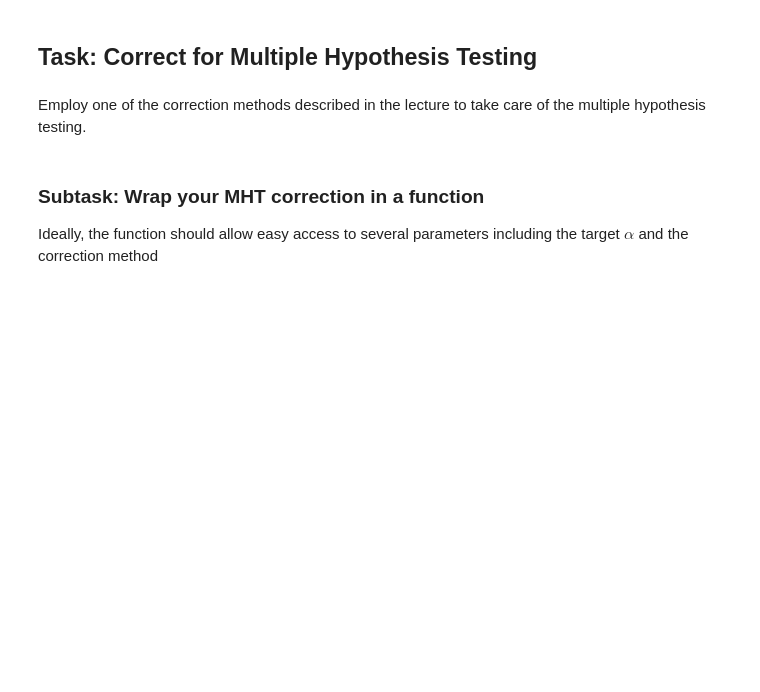
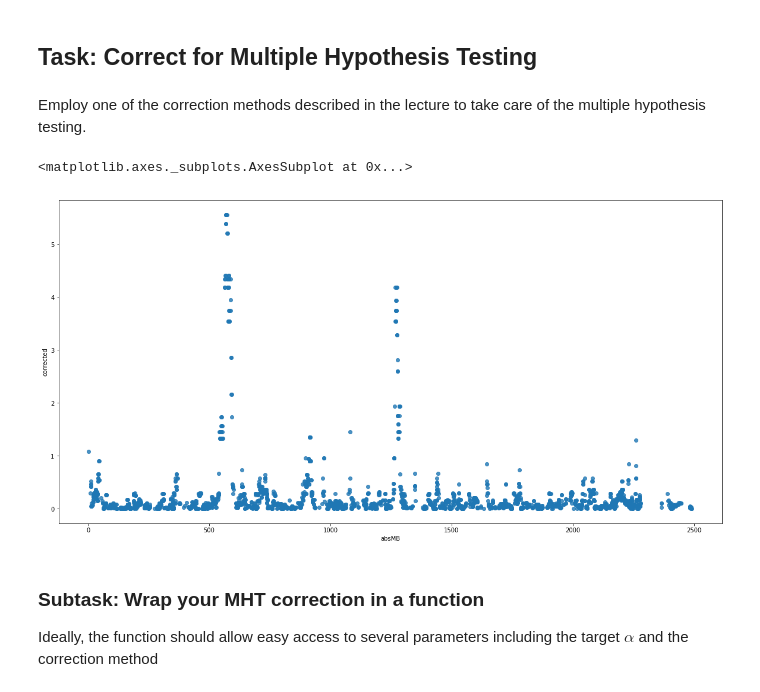
Before and after one commit to JoKuebler/Bioinformatics_ML, a Jupyter notebook: notebooks/Day34_GWAS.ipynb, the cells around one changed output. Saved outputs shown, nothing was run; the diff lists cells and outputs as text; code cells hidden in the pictures; blank space fills up the shorter version.

```diff
--- a/notebooks/Day34_GWAS.ipynb
+++ b/notebooks/Day34_GWAS.ipynb
@@ -378,8 +379,8 @@ Try to approximate the following plot as closely as possible:
 <img src='Manhattan.png'>
 # %%
 geno_df
-#frame_chrom = frame.join(geno_df['Chr'], how='inner')
-frame_chrom_mb = frame.join(geno_df['Mb'], how='inner')
+frame_chrom_mb = frame.join(geno_df['Chr'], how='inner')
+frame_chrom_mb = frame_chrom_mb.join(geno_df['Mb'], how='inner')
 
 offsets = frame_chrom_mb.groupby('Chr',sort=False).Mb.max().cumsum()
 
@@ -401,6 +422,35 @@ sns.regplot(x=frame_chrom_mb['absMB'], y=-np.log10(frame_chrom_mb['pvalues']), f
 Employ one of the correction methods described in the lecture to take care of the multiple hypothesis testing.
 # %%
 from statsmodels.sandbox.stats.multicomp import multipletests
+# %%
+# Define function for later use
+# frame_chrom_mb is data frame which stores the chrom and MB
+# total pvalues is the huge table with all the pearsonr pvalues for each phenotype for each snp
+# phenotype is the desired phenotype
+def manhattan(frame_chrom_mb, total_pvalues, phenotype):
+    plt.subplots(figsize=(20,10))
+    sns.regplot(x=frame_chrom_mb['absMB'], y=-np.log10(total_pvalues[phenotype]), fit_reg=False)
+
+
+# correct pvalues with benjamini hochberg method
+rej, corrected_p, _, _ = multipletests(frame_chrom_mb['pvalues'], alpha=0.1, method='fdr_bh')
+
+# manhattan plot again with corrected pvalues
+frame_chrom_mb['rej'] = rej
+frame_chrom_mb['corrected'] = corrected_p
+
+offsets = frame_chrom_mb.groupby('Chr',sort=False).Mb.max().cumsum()
+
+offsets -= offsets.loc['1']
+mb = geno_df.apply(lambda x: x.Mb + offsets.loc[x.Chr], axis=1)
+
+#frame_chrom_mb.insert(2, 'absMB', mb)
+
+plt.subplots(figsize=(20,10))
+sns.regplot(x=frame_chrom_mb['absMB'], y=-np.log10(frame_chrom_mb['corrected']), fit_reg=False)
+# %% [output]
+<matplotlib.axes._subplots.AxesSubplot at 0x...>
+[figure, added]
 # %% [markdown]
 ### Subtask: Wrap your MHT correction in a function
 Ideally, the function should allow easy access to several parameters including the target $\alpha$ and the correction method
```
Also changed, not shown: parts of 11 cells of this notebook.
